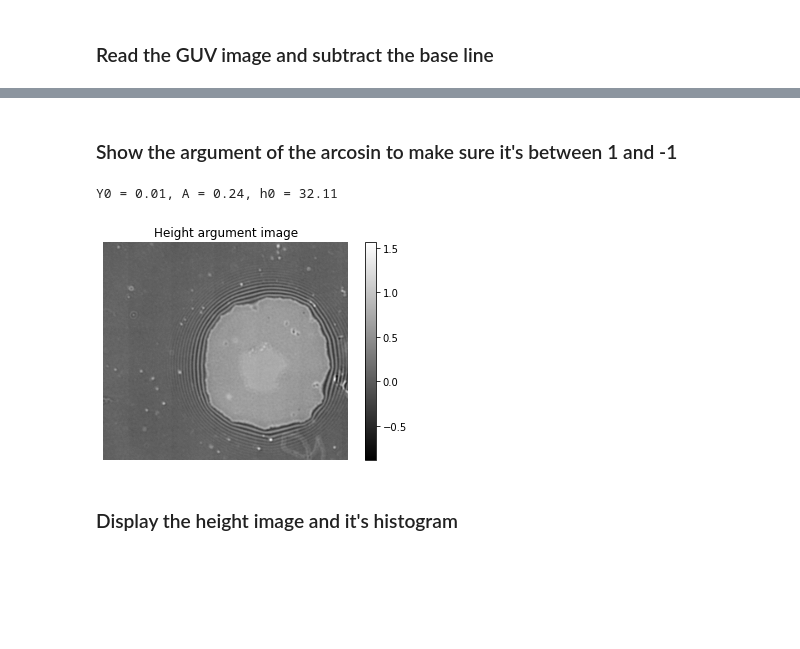
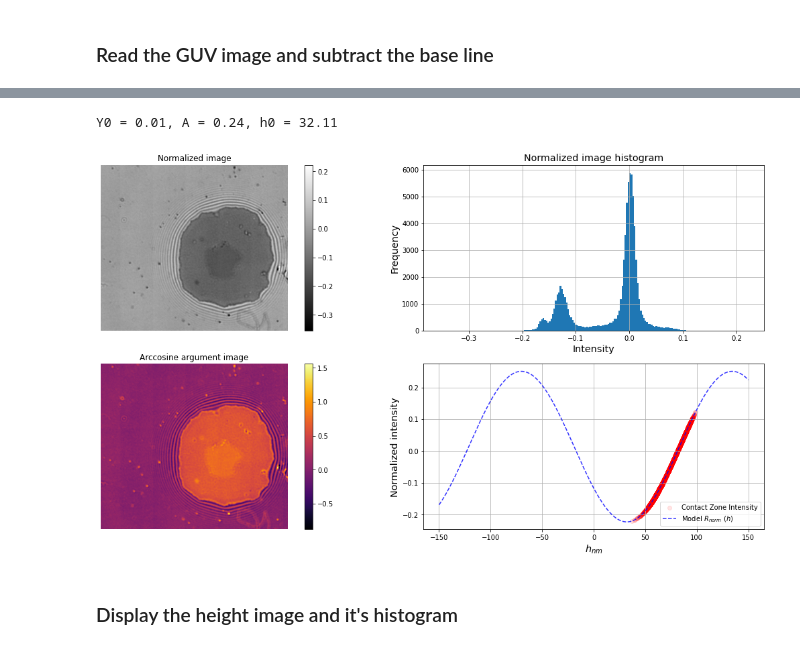
Before and after one commit to ahmed344/Membrane-Topography, a Jupyter notebook: Height_map_Ecad.ipynb, the cells around one changed output, grey strips where cells are left out. Drawn from its saved outputs; the diff is of its cells as text; code cells hidden in the pictures; blank space fills up the shorter version.

```diff
--- a/Height_map_Ecad.ipynb
+++ b/Height_map_Ecad.ipynb
@@ -147,13 +73,60 @@ plt.hist(ricm.correct().ravel(), bins = 200);
-# %% [markdown]
-### Show the argument of the arcosin to make sure it's between 1 and -1
-# %%
-plt.axis('off')
-plt.title('Height argument image')
-plt.imshow(ricm.height_argument() , cmap = 'gray')
-plt.colorbar();
-# %% [output]
-Y0 = 0.01, A = 0.24, h0 = 32.11
-[figure, removed]
+# %%
+h = np.linspace(-150, 150, 600)
+
+# Define the RICM class with certain n_inner
+ricm = RICM(img, n_inner = 1.344, hole = 3)
+
+# define the Normalized intensity, heghiet
+I_norm = ricm.background_normalization()
+Height = ricm.height(h)
+Mask = ricm.mask()
+
+# Get the intensity vs height on the contact zone
+I_norm_img = []
+h_img = []
+for i in range(img.shape[0]):
+    for j in range(img.shape[1]):
+        if Mask[i,j] == 1:     # only the contact zone
+            I_norm_img.append(I_norm[i,j])
+            h_img.append(Height[i,j])
+
+
+# Normalized image
+plt.figure(figsize=(20,10))
+
+# Normalized image
+plt.subplot(221)
+plt.axis('off')
+plt.title('Normalized image')
+plt.imshow(ricm.background_normalization(), cmap = "gray")
+plt.colorbar()
+
+# The histogram of the normalized image
+plt.subplot(222)
+plt.title('Normalized image histogram', fontsize='x-large')
+plt.xlabel('Intensity', fontsize='x-large')
+plt.ylabel('Frequency', fontsize='x-large')
+plt.hist(ricm.background_normalization().ravel(), bins = 200)
+plt.grid()
+
+# Show the argument of the arccosine to make sure it's between 1 and -1
+plt.subplot(223)
+plt.axis('off')
+plt.title('Arccosine argument image')
+plt.imshow(ricm.height_argument() , cmap = 'inferno')
+plt.colorbar()
+
+plt.subplot(224)
+plt.scatter(h_img, I_norm_img, color = 'r', label = "Contact Zone Intensity", alpha = 0.1)
+plt.plot(h, ricm.R5_norm(h), 'b--', label = "Model $R_{norm}\ (h)$", alpha = 0.8)
+#plt.title("$R_{norm}$ for different $h$ and $n_{inner} = 1.34$ ", fontsize='x-large')
+plt.xlabel("$h_{nm}$", fontsize='x-large')
+plt.ylabel("Normalized intensity", fontsize='x-large')
+plt.legend()
+plt.grid()
+# %% [output]
+Y0 = 0.01, A = 0.24, h0 = 32.11
+[figure, added]
 # %% [markdown]
 ### Display the height image and it's histogram
 # %%
```
Also changed, not shown: parts of 9 cells of this notebook, 1 other file.
